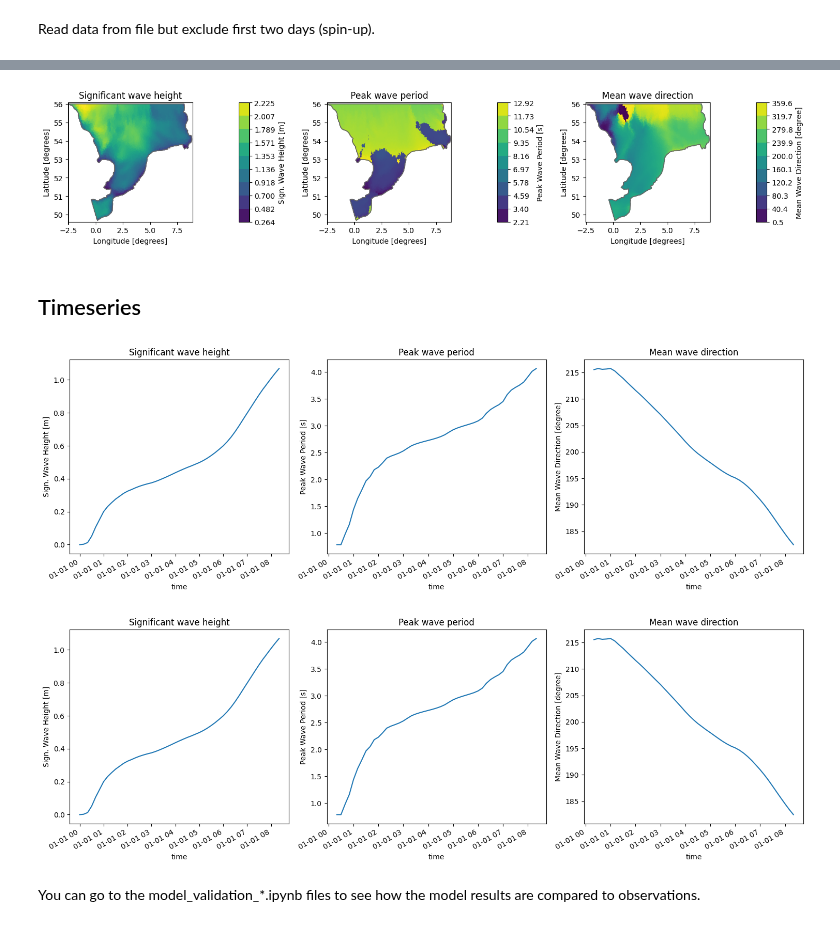
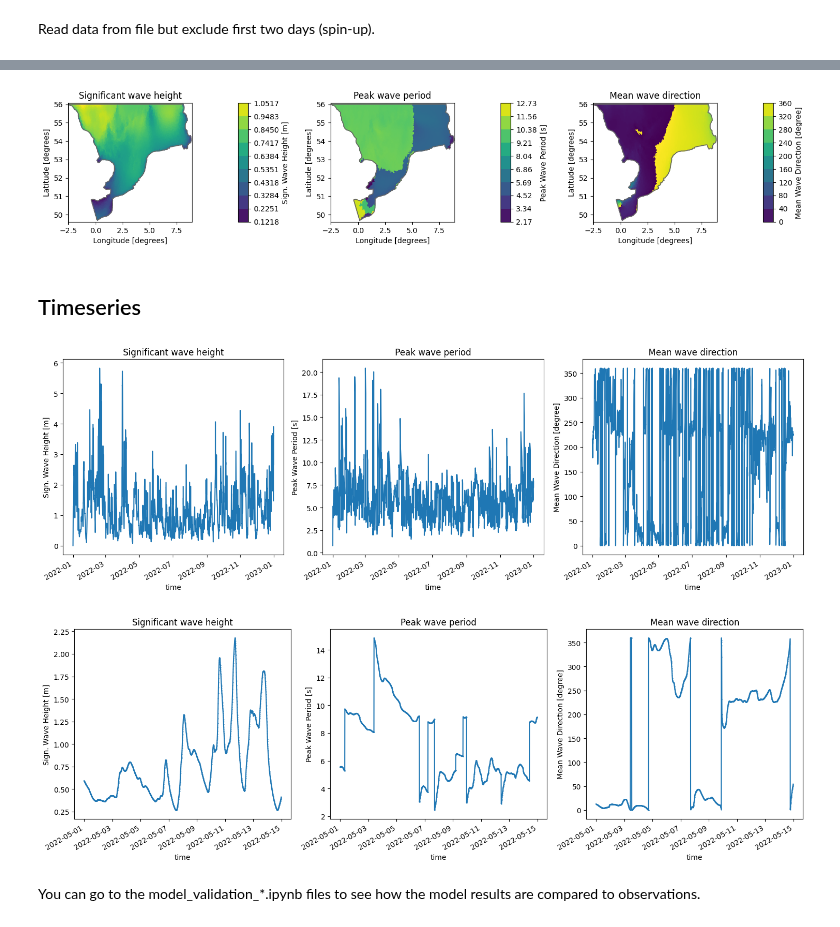
Before and after one commit to DHI/WaterBench-MIKE21SW-SouthernNorthSea, a Jupyter notebook: code/explore_model_result_data.ipynb, the cells around one changed output, grey strips where cells are left out. Saved outputs shown, nothing was run; the diff lists cells and outputs as text; code cells hidden in the pictures.

```diff
--- a/code/explore_model_result_data.ipynb
+++ b/code/explore_model_result_data.ipynb
@@ -18,7 +18,7 @@ save_png = False
 # %% [markdown]
 ## Open the model result file
 # %%
-dfs = mikeio.open(f"{mr_fldr}Area_new.dfsu")
+dfs = mikeio.open(f"{mr_fldr}Area.dfsu")
 dfs
 # %% [output]
 <mikeio.Dfsu2DH>
@@ -80,14 +80,14 @@ items:
 # %%
 # Select time step and plot items
 plot_time = "2022-05-01" if "2022-05-01" in ds.time else ds.time[-1]
-fig,axs = plt.subplots(1, 3, figsize=(15,5))
+fig,axs = plt.subplots(1, 3, figsize=(15, 5))
 ds["Sign. Wave Height"].sel(time=plot_time).plot(ax=axs[0], title="Significant wave height")
 ds["Peak Wave Period"].sel(time=plot_time).plot(ax=axs[1], title="Peak wave period")
 ds["Mean Wave Direction"].sel(time=plot_time).plot(ax=axs[2], title="Mean wave direction")
 plt.tight_layout()
 plt.show()
 # %% [output]
-[figure, old version]
+[figure, new version]
 # %% [markdown]
 ## Timeseries
 # %%
@@ -100,17 +100,17 @@ ds["Mean Wave Direction"].sel(x=p[0], y=p[1]).plot(ax=axs[2], title="Mean wave d
 plt.tight_layout()
 plt.show()
 # %% [output]
-[figure, old version]
+[figure, new version]
 # %%
 # Zoom in on a time interval
-time_interval=slice("2022-05-01","2022-05-20") if "2022-05-01" in ds.time else ds.time[:100]
+time_interval=slice("2022-05-01","2022-05-14") if "2022-05-01" in ds.time else ds.time[:100]
 fig,axs = plt.subplots(1,3, figsize=(15,5))
-ds["Sign. Wave Height"].sel(x=p[0], y=p[1], time=time_interval).plot(ax=axs[0], title="Significant wave height")
-ds["Peak Wave Period"].sel(x=p[0], y=p[1], time=time_interval).plot(ax=axs[1], title="Peak wave period")
-ds["Mean Wave Direction"].sel(x=p[0], y=p[1], time=time_interval).plot(ax=axs[2], title="Mean wave direction")
+ds["Sign. Wave Height"].sel(x=p[0], y=p[1], time=time_interval).plot(ax=axs[0], marker = 'o', markersize=0.5, title="Significant wave height")
+ds["Peak Wave Period"].sel(x=p[0], y=p[1], time=time_interval).plot(ax=axs[1], marker = 'o', markersize=0.5, title="Peak wave period")
+ds["Mean Wave Direction"].sel(x=p[0], y=p[1], time=time_interval).plot(ax=axs[2], marker = 'o', markersize=0.5, title="Mean wave direction")
 plt.tight_layout()
 plt.show()
 # %% [output]
-[figure, old version]
+[figure, new version]
 # %% [markdown]
 You can go to the model_validation_*.ipynb files to see how the model results are compared to observations.
```
Also changed, not shown: parts of 2 cells of this notebook, 18 other files.
